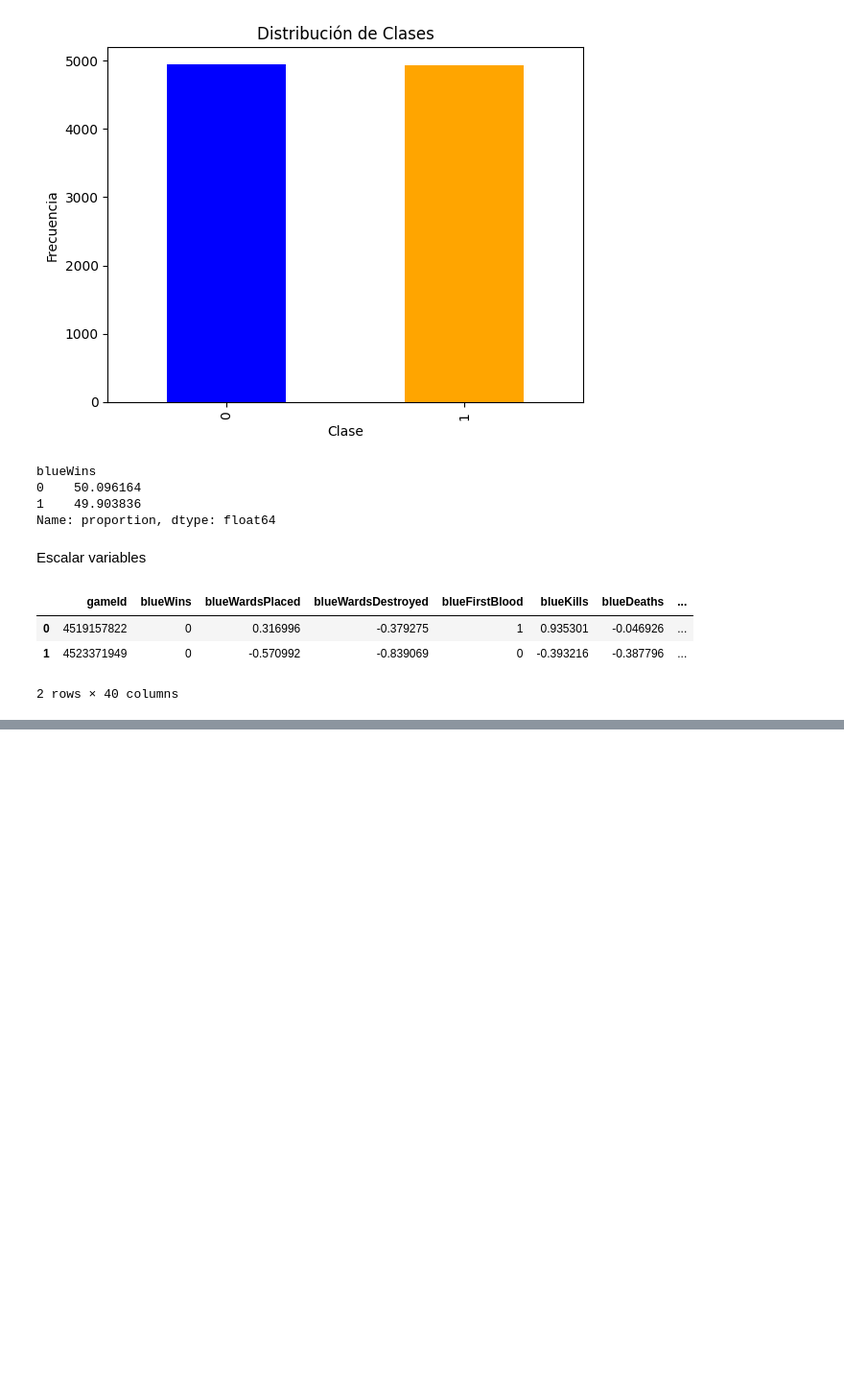
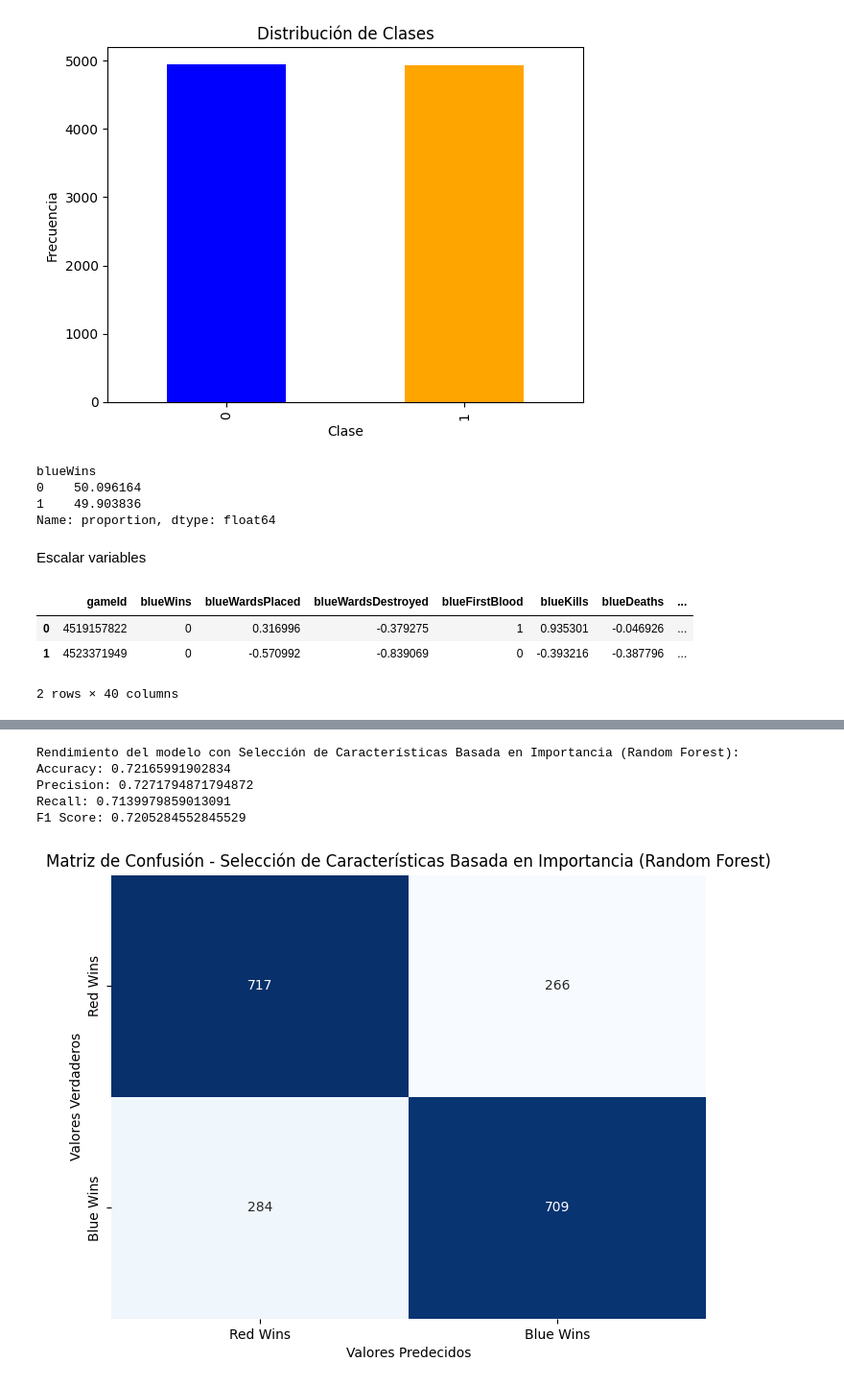
Before and after one commit to Gegdgt/Lab_3_IA, a Jupyter notebook: Task2.2.ipynb, the cells around one changed output, grey strips where cells are left out. Shown at 96% size. Drawn from its saved outputs; the diff is of its cells as text; code cells hidden in the pictures; blank space fills up the shorter version.

```diff
--- a/Task2.2.ipynb
+++ b/Task2.2.ipynb
@@ -130,0 +235,24 @@ df.head(2)
+# %%
+print("Rendimiento del modelo con Selección de Características Basada en Importancia (Random Forest):")
+print("Accuracy:", accuracy_rf)
+print("Precision:", precision_rf)
+print("Recall:", recall_rf)
+print("F1 Score:", f1_rf)
+print()
+
+# Matriz de Confusión - Selección de Características Basada en Importancia (Random Forest)
+conf_matrix_rf = confusion_matrix(y_test, svm_rf.predict(X_test_rf))
+
+plt.figure(figsize=(8, 6))
+sns.heatmap(conf_matrix_rf, annot=True, cmap='Blues', fmt='d', cbar=False, xticklabels=['Red Wins', 'Blue Wins'], yticklabels=['Red Wins', 'Blue Wins'])
+plt.xlabel('Valores Predecidos')
+plt.ylabel('Valores Verdaderos')
+plt.title('Matriz de Confusión - Selección de Características Basada en Importancia (Random Forest)')
+plt.show()
+# %% [output]
+Rendimiento del modelo con Selección de Características Basada en Importancia (Random Forest):
+Accuracy: 0.72165991902834
+Precision: 0.7271794871794872
+Recall: 0.7139979859013091
+F1 Score: 0.7205284552845529
+[figure, added]
```
Also changed, not shown: parts of 7 cells of this notebook.
